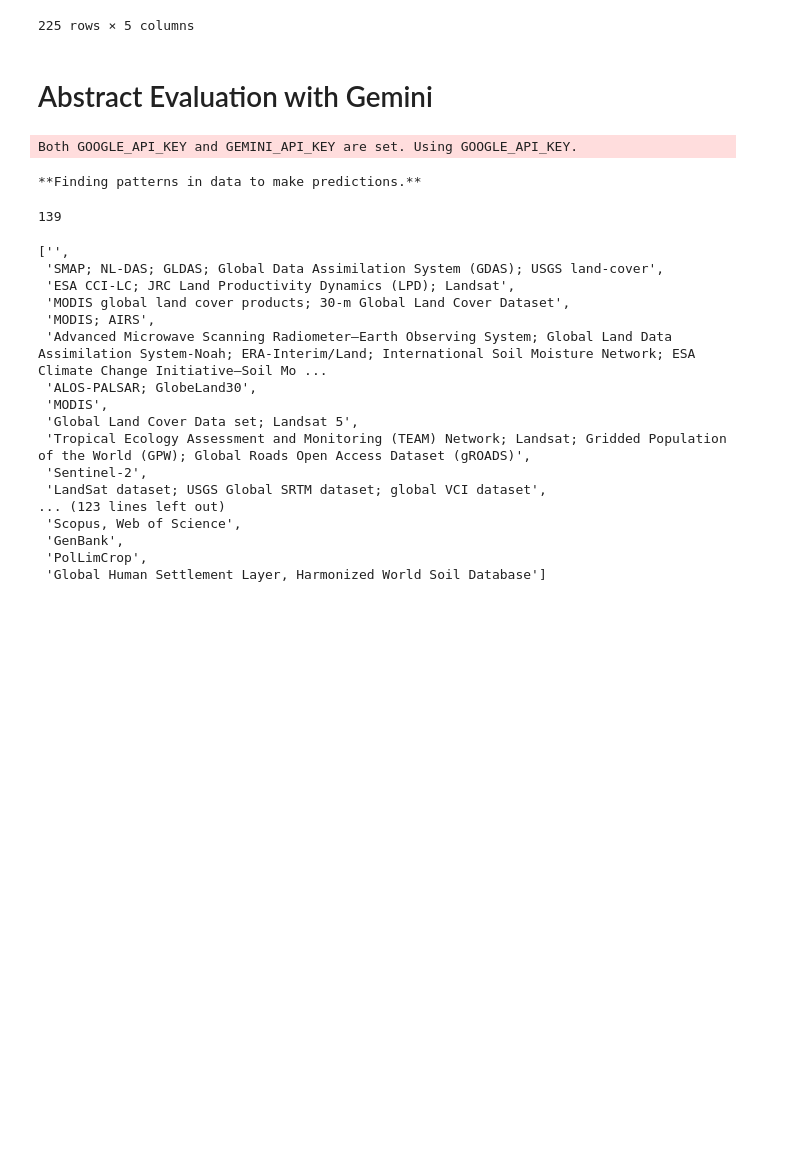
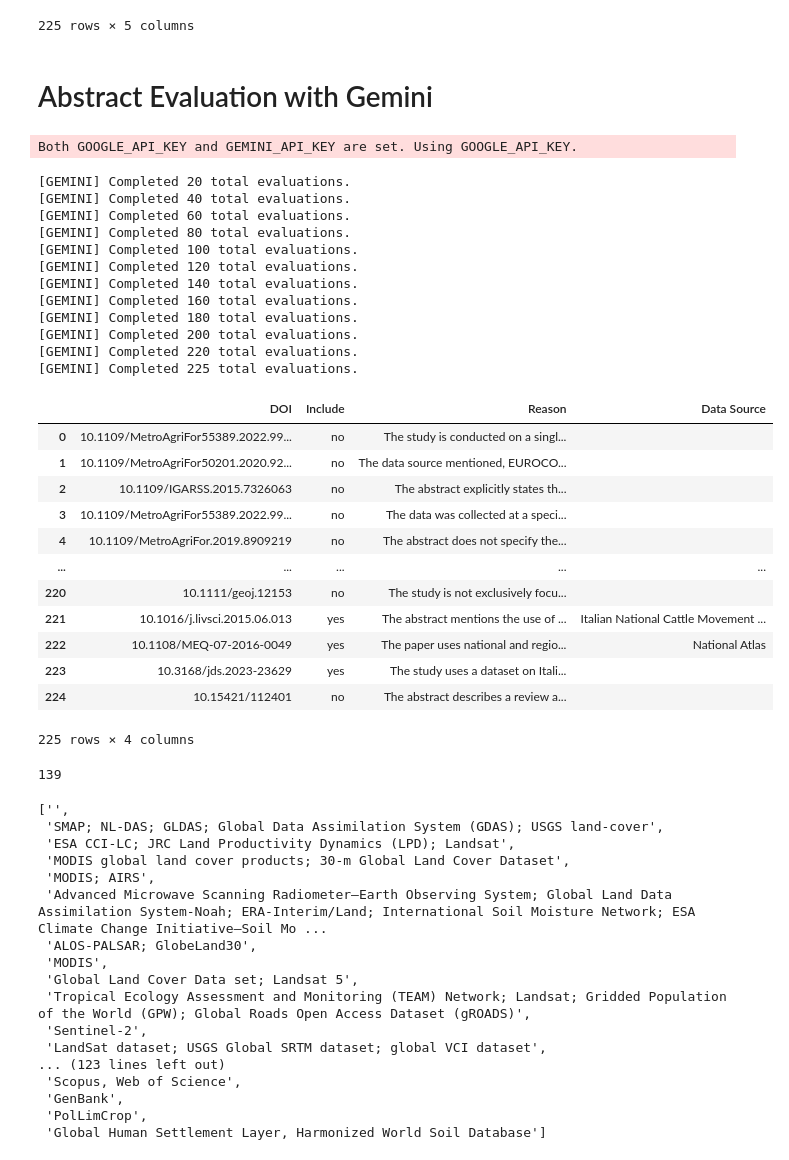
Before and after one commit to RomeoSilvestri/SystematicReview_AgriData, a Jupyter notebook: metadata_analysis_italy.ipynb, the cells around one changed output. Saved outputs shown, nothing was run; the diff lists cells and outputs as text; code cells hidden in the pictures; blank space fills up the shorter version.

```diff
--- a/metadata_analysis_italy.ipynb
+++ b/metadata_analysis_italy.ipynb
@@ -250,19 +250,13 @@ df_all
 # Abstract Evaluation with Gemini
 # %%
 load_dotenv()
-API_KEY = os.getenv("GEMINI_API_KEY2")
+
+MODEL= os.getenv("MODEL")
+API_KEY = os.getenv("GEMINI_API_KEY3")
 
 client = genai.Client(api_key=API_KEY)
-MODEL = "gemini-2.5-pro"
-
-response = client.models.generate_content(
-    model=MODEL,
-    contents="Explain how AI works in a few words"
-)
-print(response.text)
 # %% [output]
 Both GOOGLE_API_KEY and GEMINI_API_KEY are set. Using GOOGLE_API_KEY.
-**Finding patterns in data to make predictions.**
 # %%
 class BatchReviewItem(BaseModel):
     id: int
@@ -304,11 +298,12 @@ def is_open_data_relevant_batch(df_chunk: pd.DataFrame, client, model=None, max_
             "Evaluate each record based on the following Inclusion and Exclusion Criteria and return ONLY JSON that matches the provided schema.\n\n"
             "Inclusion Criteria:\n"
             "(a) The abstract mentions the use or production of datasets, databases, or other data sources.\n"
-            "(b) The data sources are related to agriculture or closely related fields (e.g.: climate, soil...).\n\n"
+            "(b) The data sources are related to agriculture or closely related fields (e.g.: climate, soil...).\n"
+            "(c) The data sources have exclusively Italian coverage (covering Italy at national level).\n\n"
             "Exclusion Criteria:\n"
             "(a) The abstract states that the data are not available or must be requested from the authors.\n"
             "(b) The data used or generated are not free (cost is required).\n"
-            "(c) The data are global/regional (not only italian coverage).\n\n"
+            "(c) The data are global/regional.\n\n"
             "ALL the requirements should be met.\n\n"
             "Output Instructions:\n"
             "- For each provided record, return an object with: id, decision ('yes'|'no'|'maybe'), reason, data_source.\n"
@@ -371,33 +366,59 @@ df_evaluated = df_all.copy()
 
 _sent_calls_count = 0
 _completed_evaluations_count = 0
 
 # Process dataframe in batches
 for start in range(0, len(df_evaluated), batch_size):
     chunk = df_evaluated.iloc[start:start + batch_size]
     items = is_open_data_relevant_batch(chunk, client, model=MODEL)
     mapping = {int(it.id): it for it in items} if items else {}
 
     decisions = []
     reasons = []
     sources = []
     for idx in chunk.index:
         it = mapping.get(int(idx))
         if it is None:
             decisions.append(fallback.decision)
             reasons.append(fallback.reason)
             sources.append(fallback.data_source)
         else:
             decisions.append(it.decision)
             reasons.append(it.reason)
             sources.append(it.data_source)
 
     # Update dataframe with results
     df_evaluated.loc[chunk.index, 'Include'] = decisions
     df_evaluated.loc[chunk.index, 'Reason'] = reasons
     df_evaluated.loc[chunk.index, 'Data Source'] = sources
 
 df_evaluated[['DOI', 'Include', 'Reason', 'Data Source']]
+# %% [output]
+[GEMINI] Completed 20 total evaluations.
+[GEMINI] Completed 40 total evaluations.
+[GEMINI] Completed 60 total evaluations.
+[GEMINI] Completed 80 total evaluations.
+[GEMINI] Completed 100 total evaluations.
+[GEMINI] Completed 120 total evaluations.
+[GEMINI] Completed 140 total evaluations.
+[GEMINI] Completed 160 total evaluations.
+[GEMINI] Completed 180 total evaluations.
+[GEMINI] Completed 200 total evaluations.
+[GEMINI] Completed 220 total evaluations.
+[GEMINI] Completed 225 total evaluations.
+|  | DOI | Include | Reason | Data Source |
+| 0 | 10.1109/MetroAgriFor55389.2022.99... | no | The study is conducted on a singl... |  |
+| 1 | 10.1109/MetroAgriFor50201.2020.92... | no | The data source mentioned, EUROCO... |  |
+| 2 | 10.1109/IGARSS.2015.7326063 | no | The abstract explicitly states th... |  |
+| 3 | 10.1109/MetroAgriFor55389.2022.99... | no | The data was collected at a speci... |  |
+| 4 | 10.1109/MetroAgriFor.2019.8909219 | no | The abstract does not specify the... |  |
+| ... | ... | ... | ... | ... |
+| 220 | 10.1111/geoj.12153 | no | The study is not exclusively focu... |  |
+| 221 | 10.1016/j.livsci.2015.06.013 | yes | The abstract mentions the use of ... | Italian National Cattle Movement ... |
+| 222 | 10.1108/MEQ-07-2016-0049 | yes | The paper uses national and regio... | National Atlas |
+| 223 | 10.3168/jds.2023-23629 | yes | The study uses a dataset on Itali... |  |
+| 224 | 10.15421/112401 | no | The abstract describes a review a... |  |
+225 rows × 4 columns
 # %%
 df_evaluated.to_csv("data/italy/df_evaluated_italy.csv", index=False)
 # %%
```
Also changed, not shown: 5 other files.
